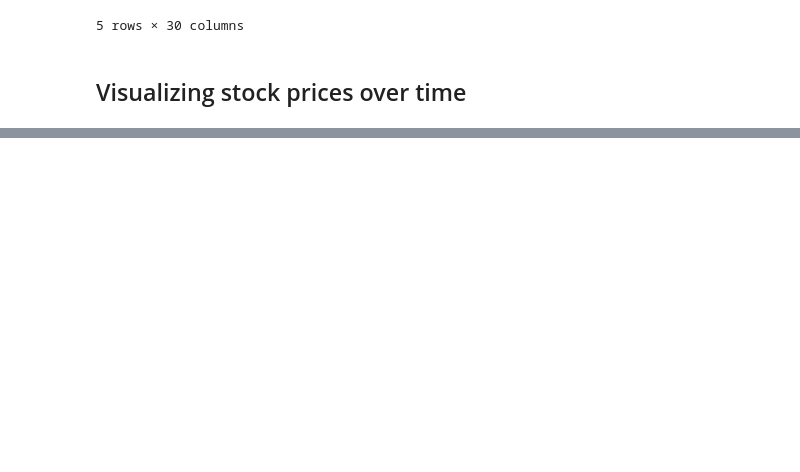
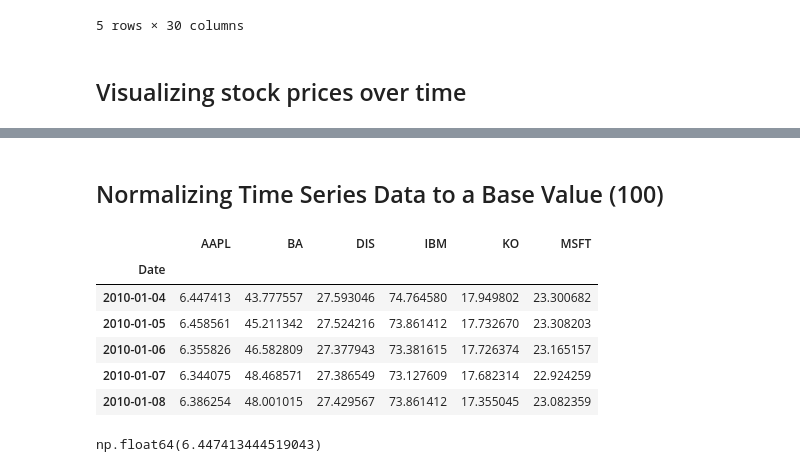
Before and after one commit to JamieW365/finance_projects, a Jupyter notebook: notebooks/essential_finance.ipynb, the cells around one changed output, grey strips where cells are left out. Drawn from its saved outputs; the diff is of its cells as text; code cells hidden in the pictures; blank space fills up the shorter version.

```diff
--- a/notebooks/essential_finance.ipynb
+++ b/notebooks/essential_finance.ipynb
@@ -124,0 +125,17 @@ plt.show;
+# %% [markdown]
+## Normalizing Time Series Data to a Base Value (100)
+# %%
+df_close.head()
+# %% [output]
+|  | AAPL | BA | DIS | IBM | KO | MSFT |
+| Date |  |  |  |  |  |  |
+| 2010-01-04 | 6.447413 | 43.777557 | 27.593046 | 74.764580 | 17.949802 | 23.300682 |
+| 2010-01-05 | 6.458561 | 45.211342 | 27.524216 | 73.861412 | 17.732670 | 23.308203 |
+| 2010-01-06 | 6.355826 | 46.582809 | 27.377943 | 73.381615 | 17.726374 | 23.165157 |
+| 2010-01-07 | 6.344075 | 48.468571 | 27.386549 | 73.127609 | 17.682314 | 22.924259 |
+| 2010-01-08 | 6.386254 | 48.001015 | 27.429567 | 73.861412 | 17.355045 | 23.082359 |
+# %%
+# Take the first value in the series
+df_close.AAPL.iloc[0]
+# %% [output]
+np.float64(6.447413444519043)
```
Also changed, not shown: parts of 13 cells of this notebook.
